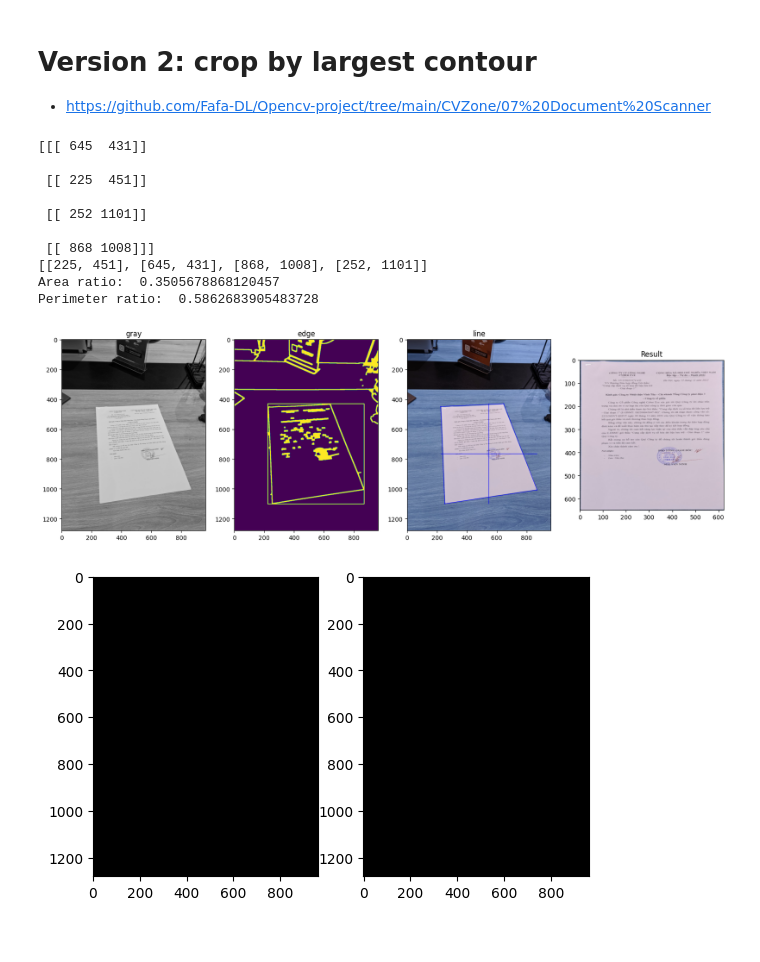
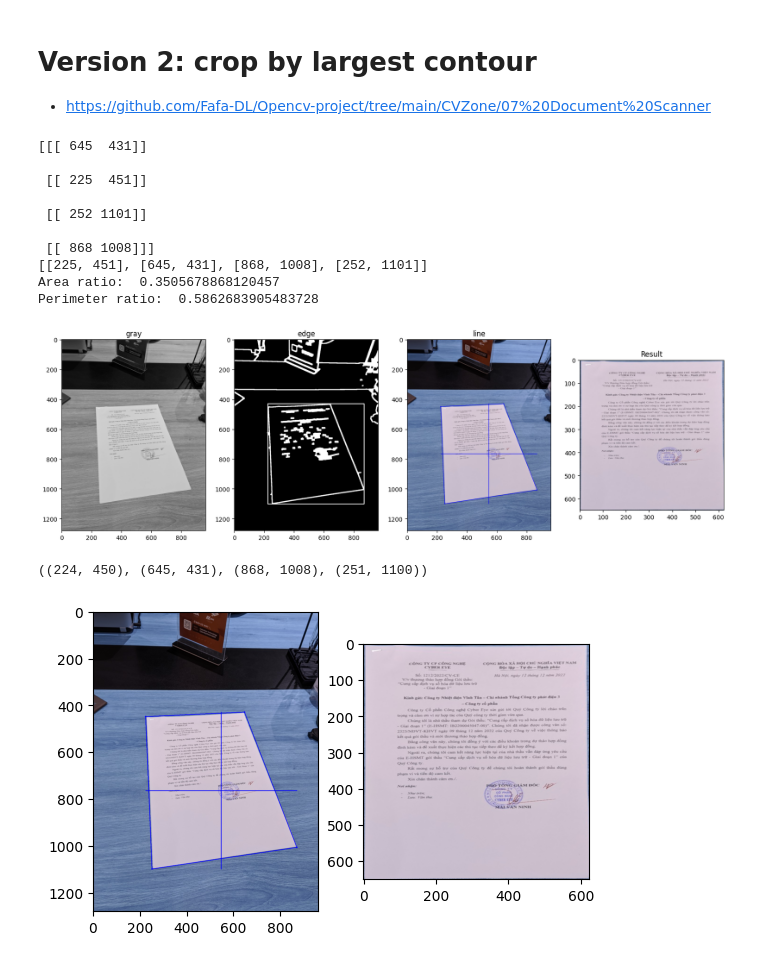
Before and after one commit to dqhuy/kuka-py, a Jupyter notebook: kuka.lab/kuka-perspective-doc.ipynb, the cells around one changed output. Drawn from its saved outputs; the diff is of its cells as text; code cells hidden in the pictures.

Commit message:
crop document change blur param on metho1

```diff
--- a/kuka.lab/kuka-perspective-doc.ipynb
+++ b/kuka.lab/kuka-perspective-doc.ipynb
@@ -44,7 +44,7 @@ print(getVersionInfo())
 #filename = r"D:\Google-drive-huy-work\imagedata\perspective-skew\train\img_10.jpg"
 #filename = r"D:\Google-drive-huy-work\imagedata\perspective-skew\train\img_27.jpg"
 #filename = r"D:\Google-drive-huy-work\imagedata\perspective-skew\train\img_28.jpg"
-filename = r"D:\Google-drive-huy-work\imagedata\perspective-skew\train\img_ (22).jpg"
+filename = r"D:\Google-drive-huy-work\imagedata\perspective-skew\train\img_ (7).jpg"
 
 #noise
 #filename = r"D:\Google-drive-huy-work\imagedata\perspective-skew\train2\TB\img (8-1).jpg"
@@ -308,7 +305,7 @@ img_height = src.shape[0]
 img_width = src.shape[1]
 
 gray = cv2.cvtColor(src, cv2.COLOR_BGR2GRAY) # CONVERT IMAGE TO GRAY SCALE
-blurImg = cv2.GaussianBlur(gray, (5, 5), 1) # ADD GAUSSIAN BLUR
+blurImg = cv2.GaussianBlur(gray, (7, 7), 0) # ADD GAUSSIAN BLUR
 
 edgeImg = cv2.Canny(blurImg,40,200) # APPLY CANNY BLUR
 kernel = np.ones((7, 7))
@@ -340,42 +337,43 @@ if len(biggest) == 4:
 
 
 plt.figure(figsize=(20,10))
 plt.subplot(1,4,1)
 plt.title("gray")
 plt.imshow(gray,cmap='gray')
 
 plt.subplot(1,4,2)
 plt.title("edge")
-plt.imshow(edgeImg)
+plt.imshow(edgeImg,cmap="gray")
 
 plt.subplot(1,4,3)
 plt.title("line")
 plt.imshow(lineImg)
 
 plt.subplot(1,4,4)
 plt.title("Result")
 plt.imshow(cropedImg)
 
 plt.show()
 # %% [output]
 [[[ 645  431]]
 
  [[ 225  451]]
 
  [[ 252 1101]]
 
  [[ 868 1008]]]
 [[225, 451], [645, 431], [868, 1008], [252, 1101]]
 Area ratio:  0.3505678868120457
 Perimeter ratio:  0.5862683905483728
-[figure, old version]
+[figure, new version]
 # %%
 cropedImg,lineImg,(topleftPoint,toprightPoint,bottomrightPoint,bottomleftPoint),hasCropped =cropDocument(src)
-
+print((topleftPoint,toprightPoint,bottomrightPoint,bottomleftPoint))
 plt.subplot(1,2,1)
 plt.imshow(lineImg)
 plt.subplot(1,2,2)
 plt.imshow(cropedImg)
 plt.show()
 # %% [output]
+((224, 450), (645, 431), (868, 1008), (251, 1100))
-[figure, old version]
+[figure, new version]
```
Also changed, not shown: parts of 5 cells of this notebook, 3 other files.
